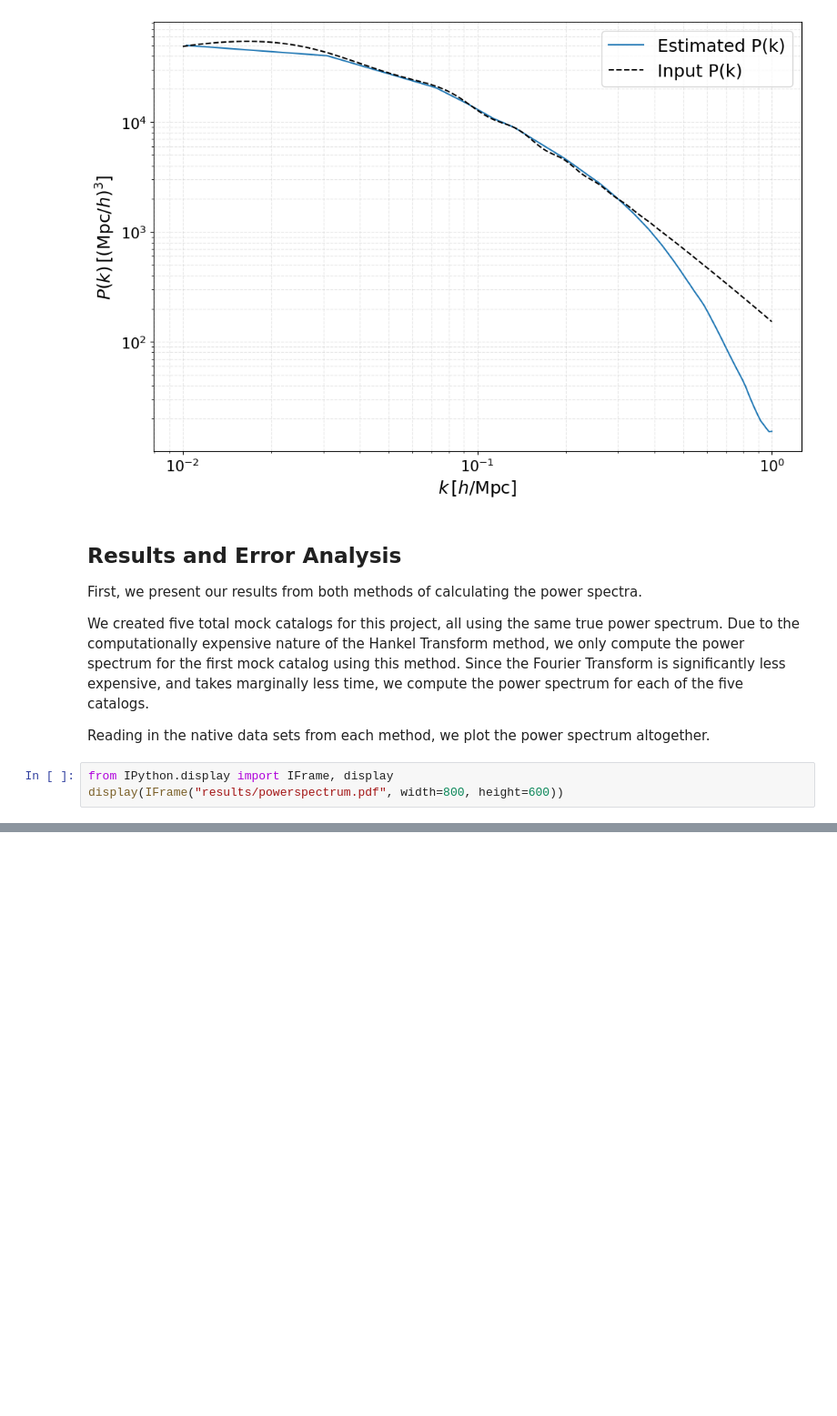
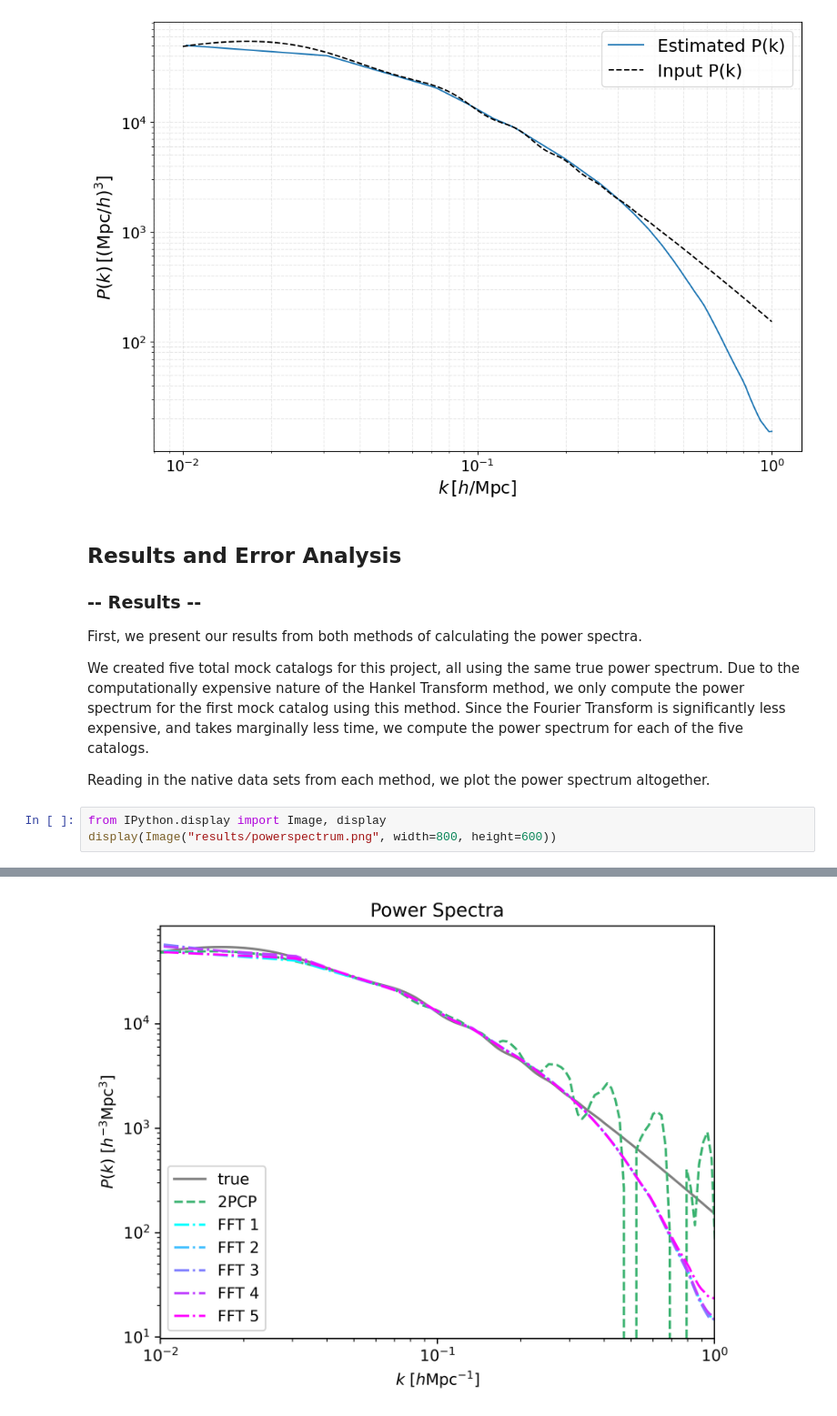
Before and after one commit to ua-2025q3-astr501-513/p1-the-cosmological-entity, a Jupyter notebook: presentation.ipynb, the cells around one changed output, grey strips where cells are left out. Shown at 91% size. Drawn from its saved outputs; the diff is of its cells as text; blank space fills up the shorter version.

Commit message:
finished results and error analysis

```diff
--- a/presentation.ipynb
+++ b/presentation.ipynb
@@ -444,6 +444,8 @@ plt.show()
 [figure]
 # %% [markdown]
 ## Results and Error Analysis
+
+### -- Results --
 
 First, we present our results from both methods of calculating the power spectra.
 
@@ -451,6 +453,6 @@ We created five total mock catalogs for this project, all using the same true po
 
 Reading in the native data sets from each method, we plot the power spectrum altogether.
 # %%
-from IPython.display import IFrame, display
-display(IFrame("results/powerspectrum.pdf", width=800, height=600))
+from IPython.display import Image, display
+display(Image("results/powerspectrum.png", width=800, height=600))
 # %% [output]
@@ -457,0 +459 @@ display(IFrame("results/powerspectrum.pdf", width=800, height=600))
+[figure, added]
```
Also changed, not shown: parts of 13 cells of this notebook.
